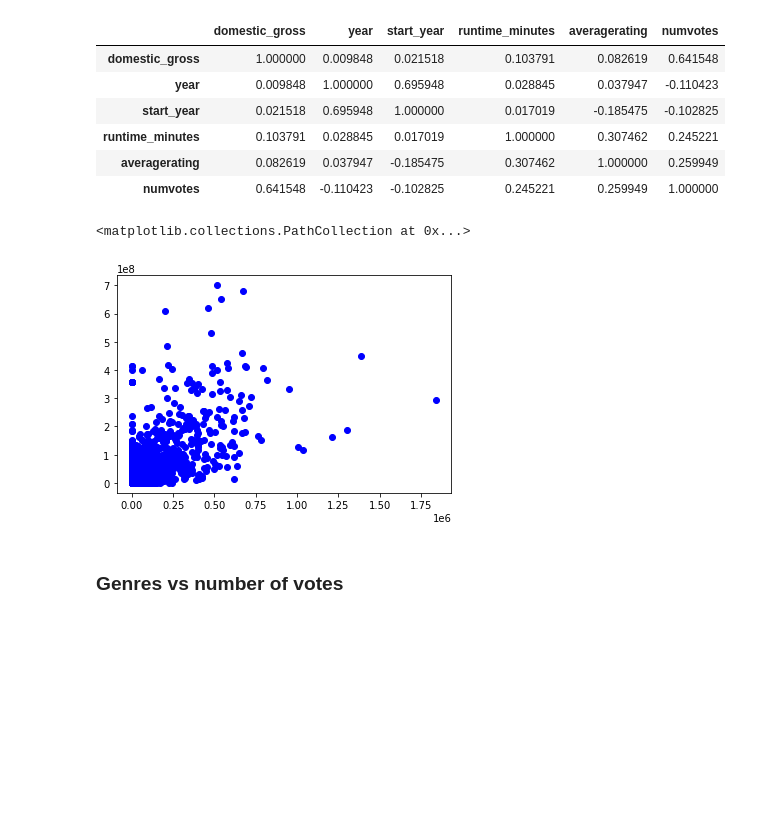
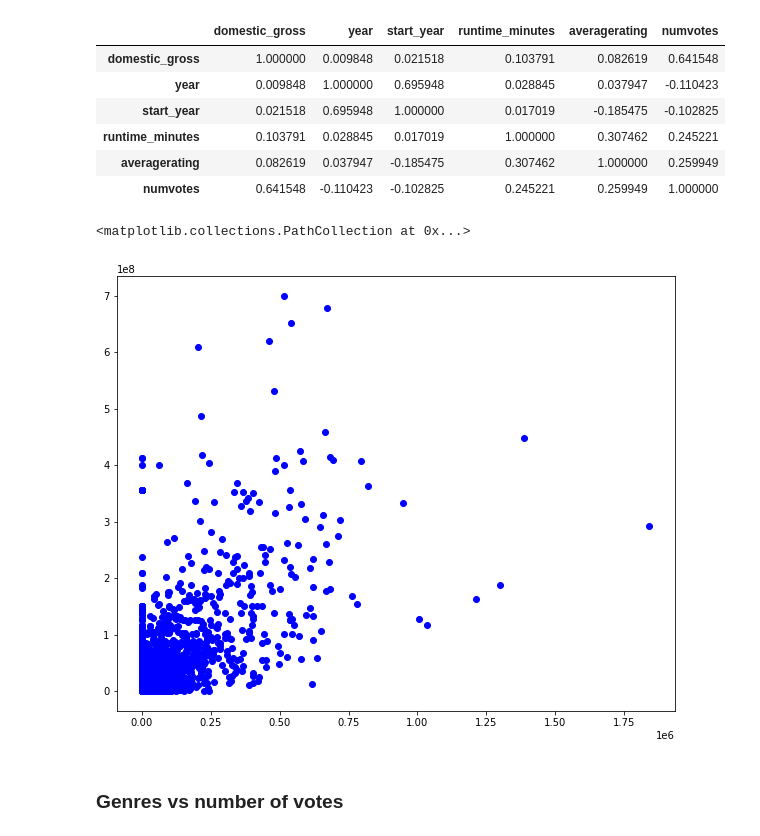
Before and after one commit to AliceWamuyu/dsc-phase-1-project, a Jupyter notebook: student.ipynb, the cells around one changed output. Drawn from its saved outputs; the diff is of its cells as text; code cells hidden in the pictures; blank space fills up the shorter version.

```diff
--- a/student.ipynb
+++ b/student.ipynb
@@ -454,11 +454,12 @@ fData.corr()
 # %%
 # correlation between numvotes and domestic_gross
 x = fData['numvotes']
 y = fData['domestic_gross']
-plt.scatter(x, y, c ="blue")
+fig, ax = plt.subplots(figsize = (10, 8))
+ax.scatter(x, y, c ="blue")
 # %% [output]
 <matplotlib.collections.PathCollection at 0x...>
-[figure, old version]
+[figure, new version]
 # %% [markdown]
 ### Genres vs number of votes
 # %%
```
Also changed, not shown: parts of 1 cell of this notebook, 2 other files.
